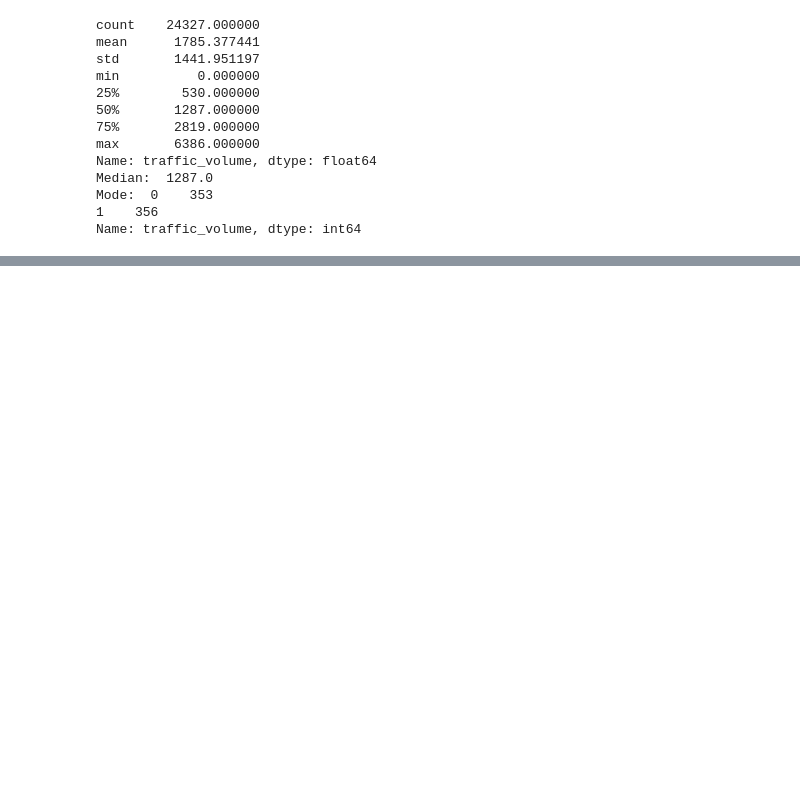
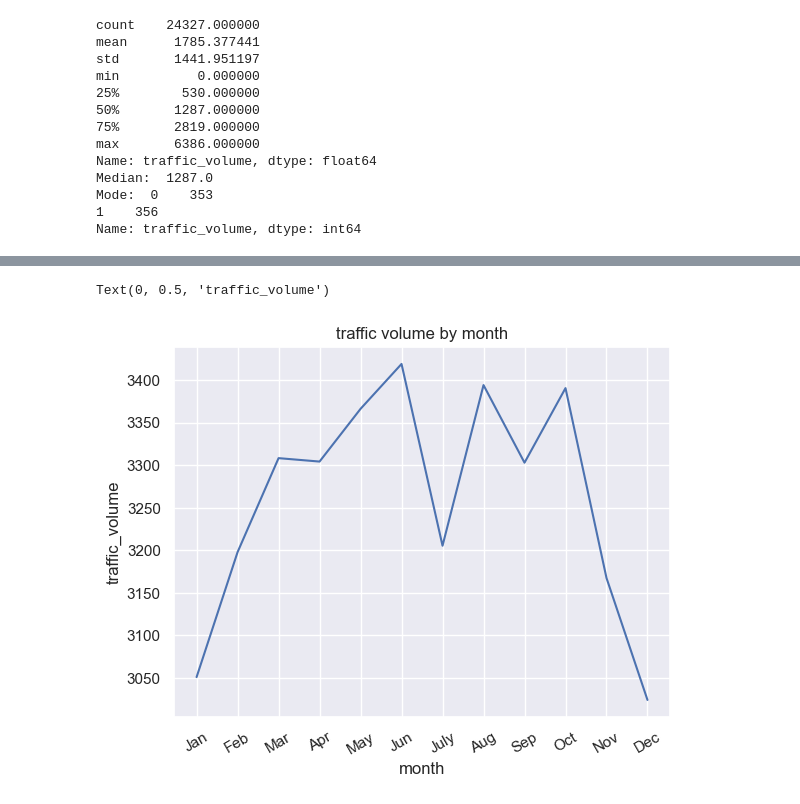
Before and after one commit to NasuYue/AB_testing_google_udemy, a Jupyter notebook: Part2_Intermediate-Python-and-Pandas/Data Visualization Fundamentals/Finding Heavy Traffic Indicators on I-94/Finding-Heavy-Traffic-Indicators-on-I-94.ipynb, the cells around one changed output, grey strips where cells are left out. Cells and saved outputs as stored; diff of their text form; code cells hidden in the pictures; blank space fills up the shorter version.

```diff
--- a/Part2_Intermediate-Python-and-Pandas/Data Visualization Fundamentals/Finding Heavy Traffic Indicators on I-94/Finding-Heavy-Traffic-Indicators-on-I-94.ipynb
+++ b/Part2_Intermediate-Python-and-Pandas/Data Visualization Fundamentals/Finding Heavy Traffic Indicators on I-94/Finding-Heavy-Traffic-Indicators-on-I-94.ipynb
@@ -177,0 +182,7 @@ Name: traffic_volume, dtype: int64
+# %%
+# Create month columns for grouping
+data['month']=data['date_time'].dt.month
+
+# Create by_month to aggregate mean for each column
+by_month=data.groupby('month').mean()
+by_month['traffic_volume']
@@ -177,0 +204,12 @@ Name: traffic_volume, dtype: int64
+# %%
+# Plot a line graph to show relation between traffic and month
+by_month['traffic_volume'].plot.line()
+plt.title('traffic volume by month')
+plt.xticks(rotation=30,
+    ticks=[ 1,  2,  3,  4,  5,  6,  7,  8,  9, 10, 11, 12,],
+    labels=["Jan",  "Feb",  "Mar",  "Apr",  "May",  "Jun",  "July",  "Aug",  "Sep","Oct", "Nov", "Dec"]
+)
+plt.ylabel('traffic_volume')
+# %% [output]
+Text(0, 0.5, 'traffic_volume')
+[figure, added]
```
Also changed, not shown: parts of 9 cells of this notebook.
